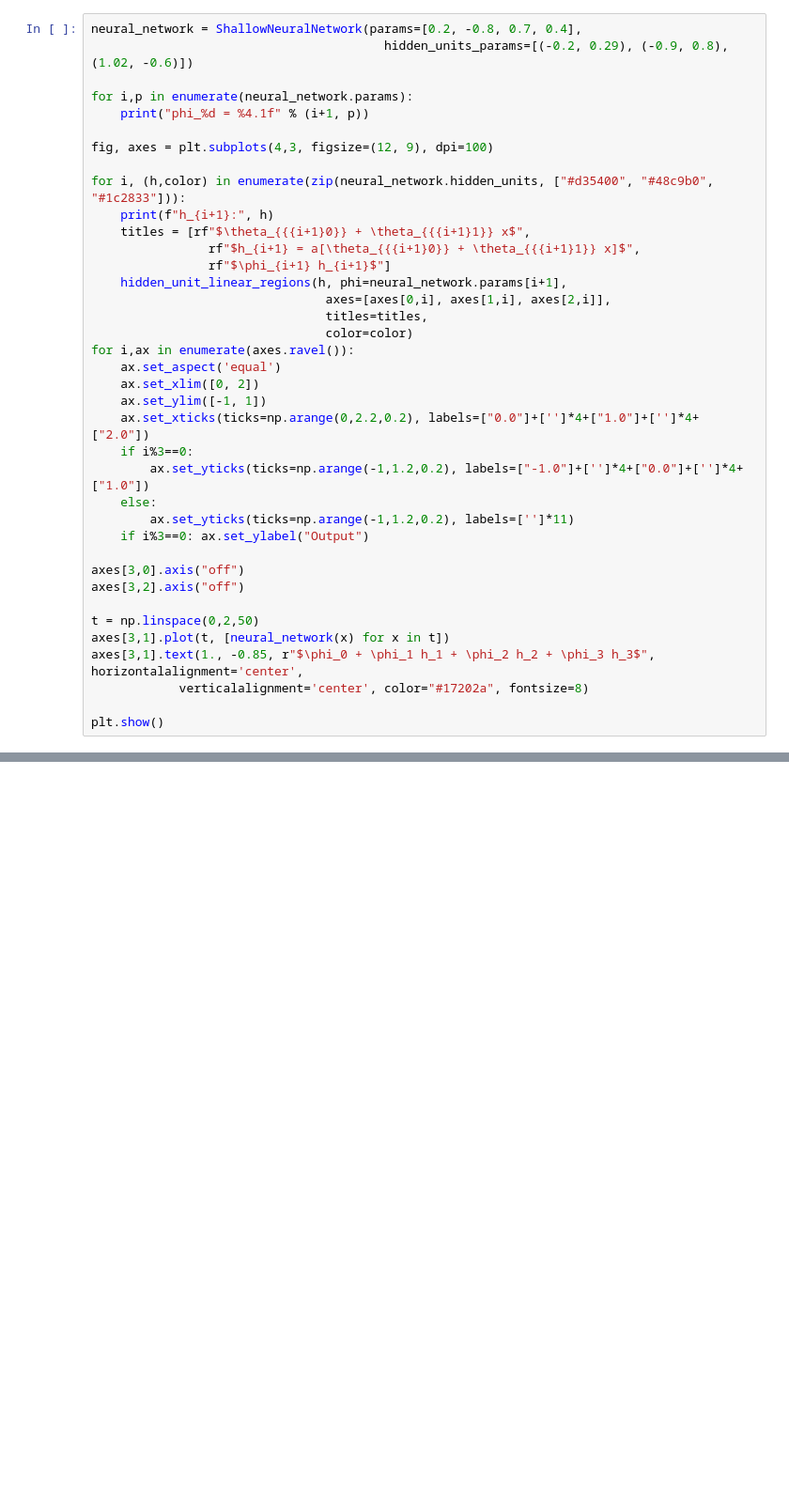
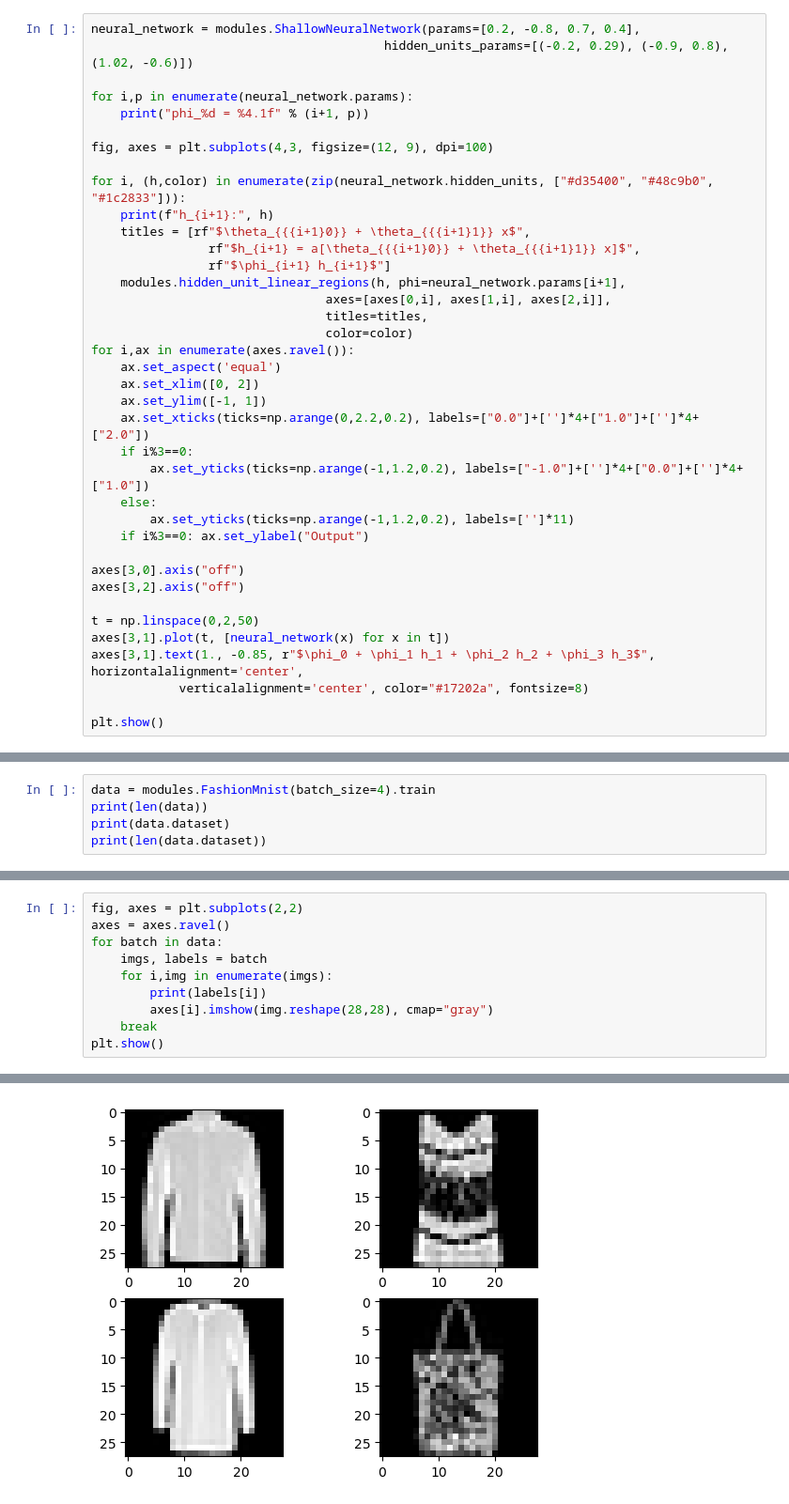
Before and after one commit to bmalick/machine-learning-grind, a Jupyter notebook: 02-neural-networks/01-shallow-neural-network/main.ipynb, the cells around one changed output, grey strips where cells are left out. Shown at 94% size. Saved outputs shown, nothing was run; the diff lists cells and outputs as text; blank space fills up the shorter version.

Commit message:
update shallow neural networks

```diff
--- a/02-neural-networks/01-shallow-neural-network/main.ipynb
+++ b/02-neural-networks/01-shallow-neural-network/main.ipynb
@@ -26,5 +8,5 @@ def hidden_unit_linear_regions(hidden_unit, phi, axes, titles, color):
 # %%
-neural_network = ShallowNeuralNetwork(params=[0.2, -0.8, 0.7, 0.4],
+neural_network = modules.ShallowNeuralNetwork(params=[0.2, -0.8, 0.7, 0.4],
                                         hidden_units_params=[(-0.2, 0.29), (-0.9, 0.8), (1.02, -0.6)])
 
 for i,p in enumerate(neural_network.params):
@@ -37,7 +19,7 @@ for i, (h,color) in enumerate(zip(neural_network.hidden_units, ["#d35400", "#48c
     titles = [rf"$\theta_{{{i+1}0}} + \theta_{{{i+1}1}} x$",
                 rf"$h_{i+1} = a[\theta_{{{i+1}0}} + \theta_{{{i+1}1}} x]$",
                 rf"$\phi_{i+1} h_{i+1}$"]
-    hidden_unit_linear_regions(h, phi=neural_network.params[i+1],
+    modules.hidden_unit_linear_regions(h, phi=neural_network.params[i+1],
                                 axes=[axes[0,i], axes[1,i], axes[2,i]],
                                 titles=titles,
                                 color=color)
@@ -72,0 +154,5 @@ h_3: Hidden Unit: ( 1.0, -0.6)
+# %%
+data = modules.FashionMnist(batch_size=4).train
+print(len(data))
+print(data.dataset)
+print(len(data.dataset))
@@ -72,0 +187,11 @@ h_3: Hidden Unit: ( 1.0, -0.6)
+# %%
+fig, axes = plt.subplots(2,2)
+axes = axes.ravel()
+for batch in data:
+    imgs, labels = batch
+    for i,img in enumerate(imgs):
+        print(labels[i])
+        axes[i].imshow(img.reshape(28,28), cmap="gray")
+    break
+plt.show()
+# %% [output]
@@ -72,0 +202 @@ h_3: Hidden Unit: ( 1.0, -0.6)
+[figure, added]
```
Also changed, not shown: parts of 31 cells of this notebook, 4 other files.
